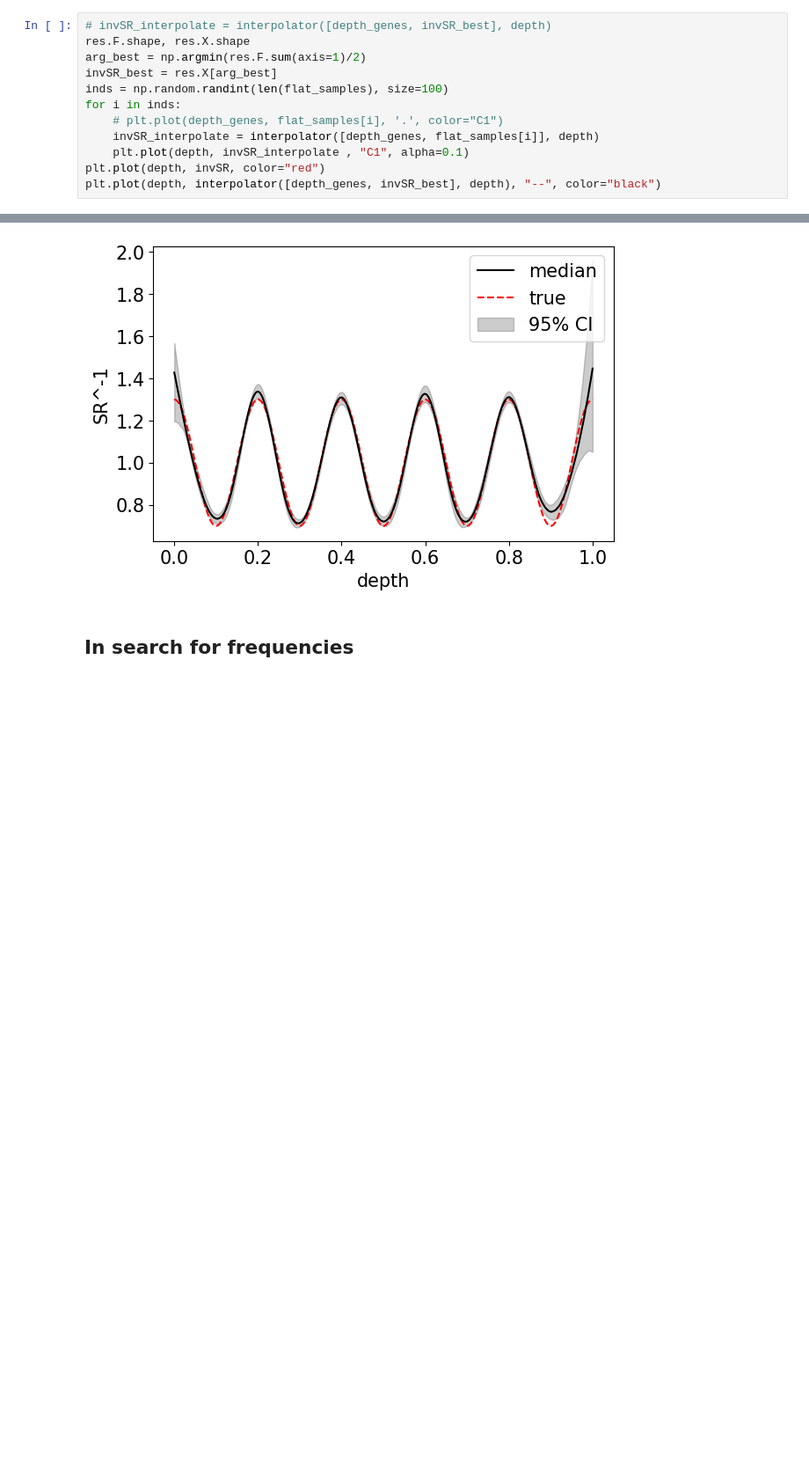
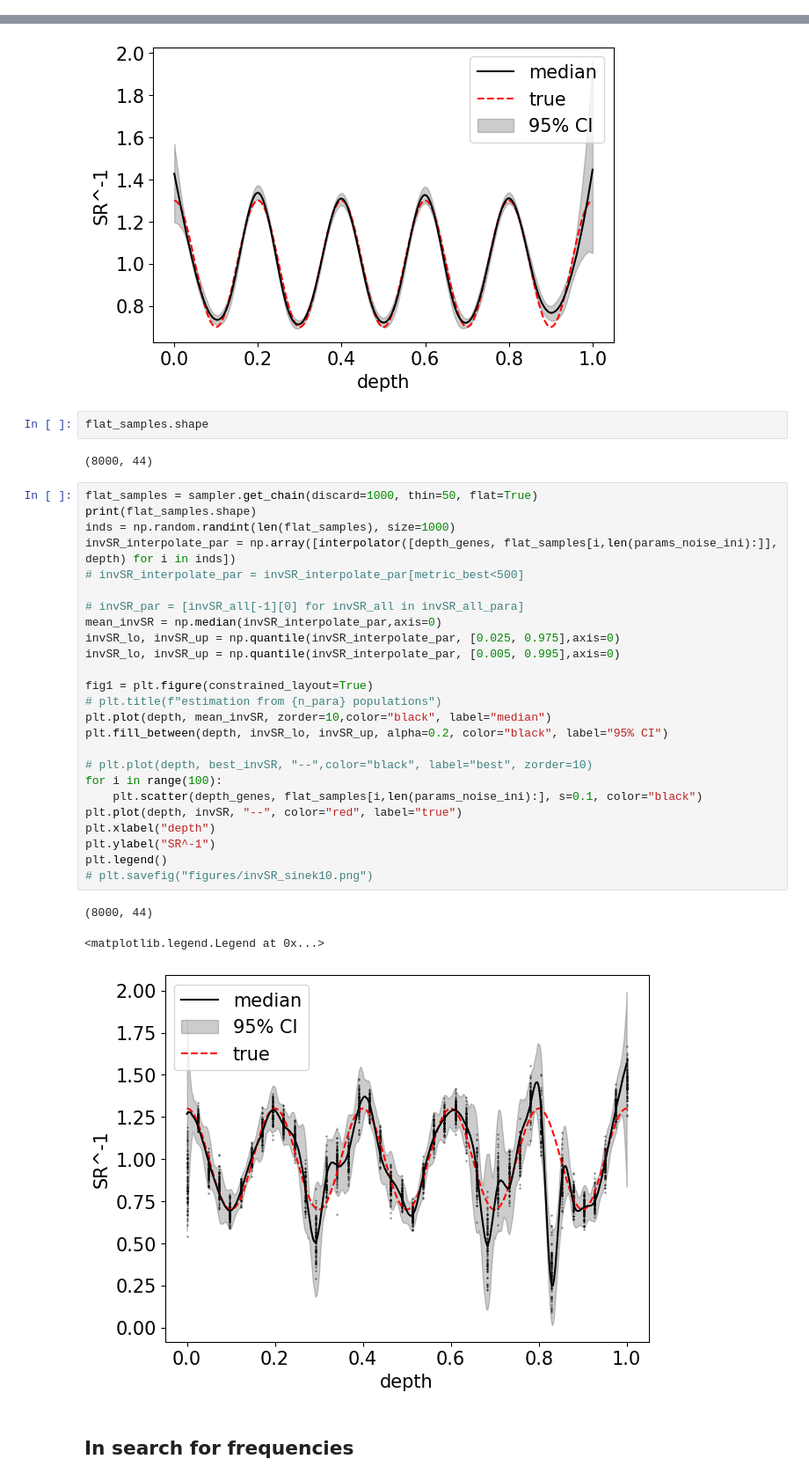
Before and after one commit to hhnam96/AstroGeo, a Jupyter notebook: GA_SR_pymoo.ipynb, the cells around one changed output, grey strips where cells are left out. Shown at 88% size. Saved outputs shown, nothing was run; the diff lists cells and outputs as text; blank space fills up the shorter version.

```diff
--- a/GA_SR_pymoo.ipynb
+++ b/GA_SR_pymoo.ipynb
@@ -550,15 +631,3 @@ GTC = pygtc.plotGTC(chains=[flat_samples],
 findfont: Font family ['Arial'] not found. Falling back to DejaVu Sans.
 findfont: Font family ['Arial'] not found. Falling back to DejaVu Sans.
 [figure]
-# %%
-# invSR_interpolate = interpolator([depth_genes, invSR_best], depth)
-res.F.shape, res.X.shape
-arg_best = np.argmin(res.F.sum(axis=1)/2)
-invSR_best = res.X[arg_best]
-inds = np.random.randint(len(flat_samples), size=100)
-for i in inds:
-    # plt.plot(depth_genes, flat_samples[i], '.', color="C1")
-    invSR_interpolate = interpolator([depth_genes, flat_samples[i]], depth)
-    plt.plot(depth, invSR_interpolate , "C1", alpha=0.1)
-plt.plot(depth, invSR, color="red")
-plt.plot(depth, interpolator([depth_genes, invSR_best], depth), "--", color="black")
@@ -654,6 +698,39 @@ plt.legend()
 # plt.savefig("figures/invSR_sinek10.png")
 # %% [output]
 [figure]
+# %%
+flat_samples.shape
+# %% [output]
+(8000, 44)
+# %%
+flat_samples = sampler.get_chain(discard=1000, thin=50, flat=True)
+print(flat_samples.shape)
+inds = np.random.randint(len(flat_samples), size=1000)
+invSR_interpolate_par = np.array([interpolator([depth_genes, flat_samples[i,len(params_noise_ini):]], depth) for i in inds])
+# invSR_interpolate_par = invSR_interpolate_par[metric_best<500]
+
+# invSR_par = [invSR_all[-1][0] for invSR_all in invSR_all_para]
+mean_invSR = np.median(invSR_interpolate_par,axis=0)
+invSR_lo, invSR_up = np.quantile(invSR_interpolate_par, [0.025, 0.975],axis=0)
+invSR_lo, invSR_up = np.quantile(invSR_interpolate_par, [0.005, 0.995],axis=0)
+
+fig1 = plt.figure(constrained_layout=True)
+# plt.title(f"estimation from {n_para} populations")
+plt.plot(depth, mean_invSR, zorder=10,color="black", label="median")
+plt.fill_between(depth, invSR_lo, invSR_up, alpha=0.2, color="black", label="95% CI")
+
+# plt.plot(depth, best_invSR, "--",color="black", label="best", zorder=10)
+for i in range(100):
+    plt.scatter(depth_genes, flat_samples[i,len(params_noise_ini):], s=0.1, color="black")
+plt.plot(depth, invSR, "--", color="red", label="true")
+plt.xlabel("depth")
+plt.ylabel("SR^-1")
+plt.legend()
+# plt.savefig("figures/invSR_sinek10.png")
+# %% [output]
+(8000, 44)
+<matplotlib.legend.Legend at 0x...>
+[figure, added]
 # %% [markdown]
 ## In search for frequencies
 # %%
```
Also changed, not shown: parts of 15 cells of this notebook, 3 other files.
